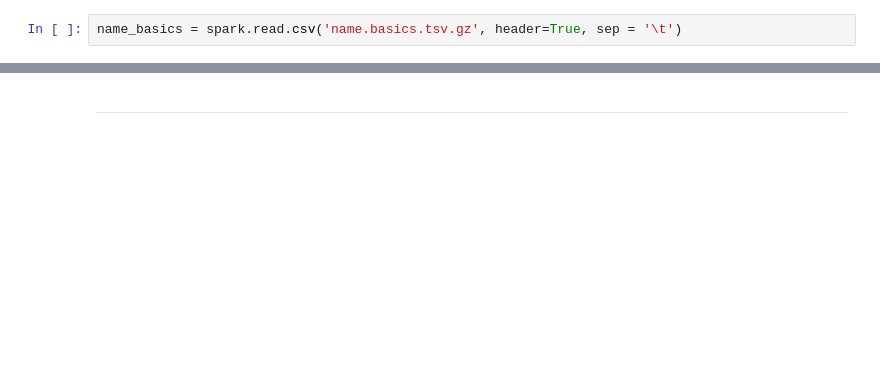
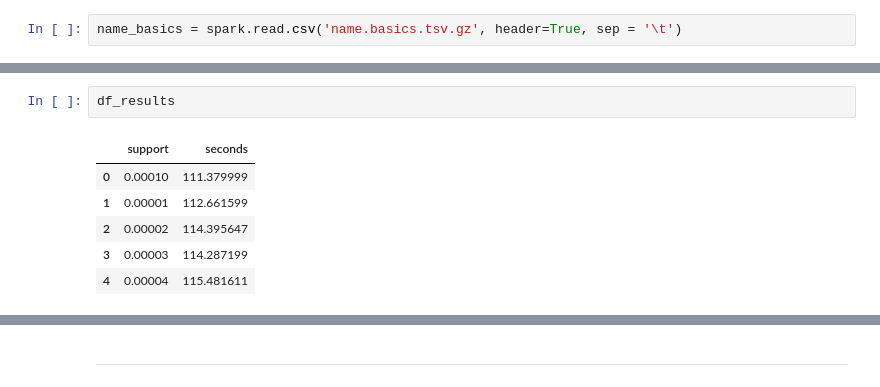
Before and after one commit to martinaviggiano/AMD_Market_Basket_IMDB, a Jupyter notebook: AMD_Market_Basket_Analysis.ipynb, the cells around one changed output, grey strips where cells are left out. Cells and saved outputs as stored; diff of their text form; blank space fills up the shorter version.

```diff
--- a/AMD_Market_Basket_Analysis.ipynb
+++ b/AMD_Market_Basket_Analysis.ipynb
@@ -425,0 +223,9 @@ only showing top 10 rows
+# %%
+df_results
+# %% [output]
+|  | support | seconds |
+| 0 | 0.00010 | 111.379999 |
+| 1 | 0.00001 | 112.661599 |
+| 2 | 0.00002 | 114.395647 |
+| 3 | 0.00003 | 114.287199 |
+| 4 | 0.00004 | 115.481611 |
```
Also changed, not shown: parts of 93 cells of this notebook.
